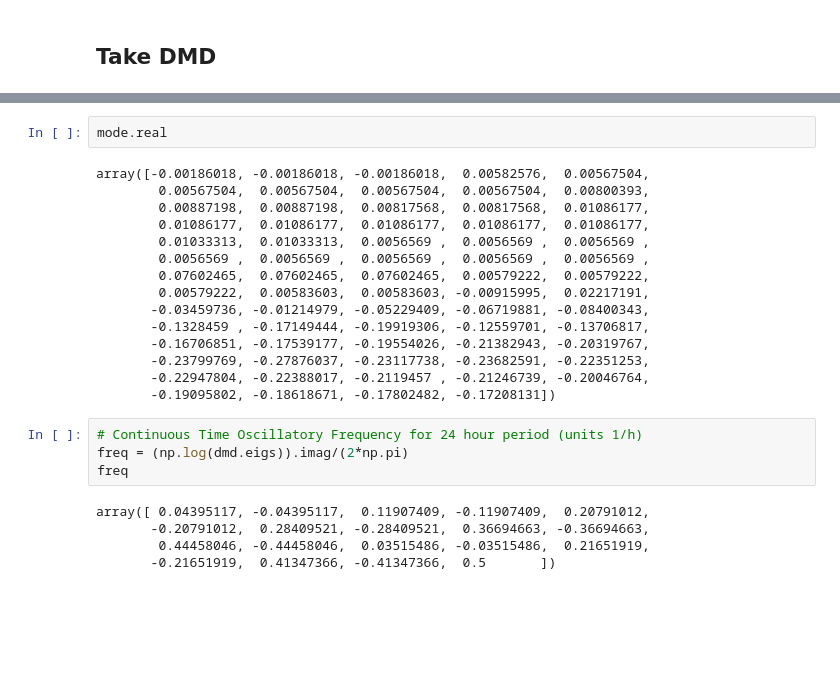
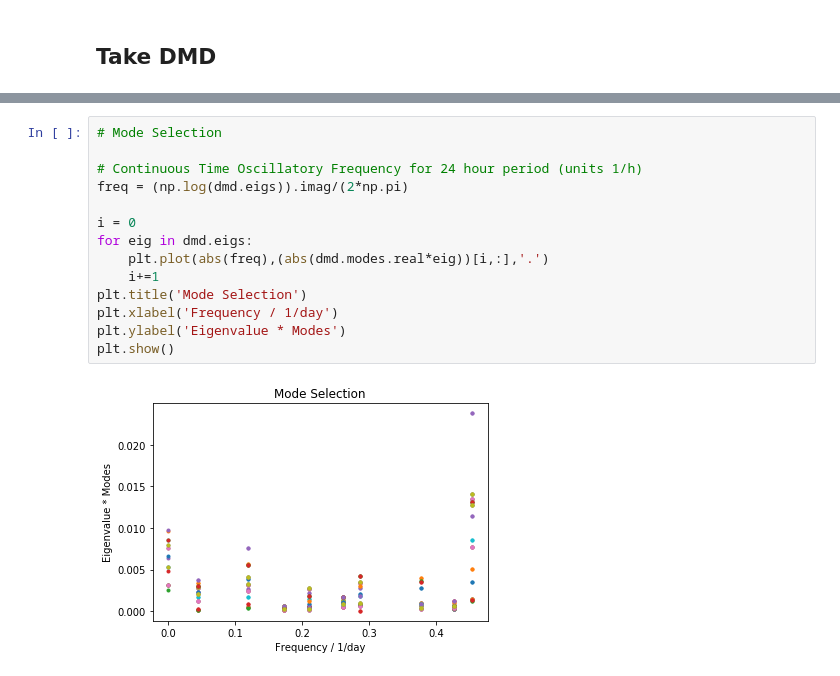
Before and after one commit to JuliaBriden/coronavirus-dmdc, a Jupyter notebook: US State Data.ipynb, the cells around one changed output, grey strips where cells are left out. Cells and saved outputs as stored; diff of their text form; blank space fills up the shorter version.

```diff
--- a/US State Data.ipynb
+++ b/US State Data.ipynb
@@ -239,26 +275,16 @@ plt.show()
-# %%
-mode.real
-# %% [output]
-array([-0.00186018, -0.00186018, -0.00186018,  0.00582576,  0.00567504,
-        0.00567504,  0.00567504,  0.00567504,  0.00567504,  0.00800393,
-        0.00887198,  0.00887198,  0.00817568,  0.00817568,  0.01086177,
-        0.01086177,  0.01086177,  0.01086177,  0.01086177,  0.01086177,
-        0.01033313,  0.01033313,  0.0056569 ,  0.0056569 ,  0.0056569 ,
-        0.0056569 ,  0.0056569 ,  0.0056569 ,  0.0056569 ,  0.0056569 ,
-        0.07602465,  0.07602465,  0.07602465,  0.00579222,  0.00579222,
-        0.00579222,  0.00583603,  0.00583603, -0.00915995,  0.02217191,
-       -0.03459736, -0.01214979, -0.05229409, -0.06719881, -0.08400343,
-       -0.1328459 , -0.17149444, -0.19919306, -0.12559701, -0.13706817,
-       -0.16706851, -0.17539177, -0.19554026, -0.21382943, -0.20319767,
-       -0.23799769, -0.27876037, -0.23117738, -0.23682591, -0.22351253,
-       -0.22947804, -0.22388017, -0.2119457 , -0.21246739, -0.20046764,
-       -0.19095802, -0.18618671, -0.17802482, -0.17208131])
 # %%
+# Mode Selection
+
 # Continuous Time Oscillatory Frequency for 24 hour period (units 1/h)
 freq = (np.log(dmd.eigs)).imag/(2*np.pi)
-freq
+
+i = 0
+for eig in dmd.eigs:
+    plt.plot(abs(freq),(abs(dmd.modes.real*eig))[i,:],'.')
+    i+=1
+plt.title('Mode Selection')
+plt.xlabel('Frequency / 1/day')
+plt.ylabel('Eigenvalue * Modes')
+plt.show()
 # %% [output]
-array([ 0.04395117, -0.04395117,  0.11907409, -0.11907409,  0.20791012,
-       -0.20791012,  0.28409521, -0.28409521,  0.36694663, -0.36694663,
-        0.44458046, -0.44458046,  0.03515486, -0.03515486,  0.21651919,
-       -0.21651919,  0.41347366, -0.41347366,  0.5       ])
+[figure, added]
```
Also changed, not shown: parts of 18 cells of this notebook, 1 other file.
